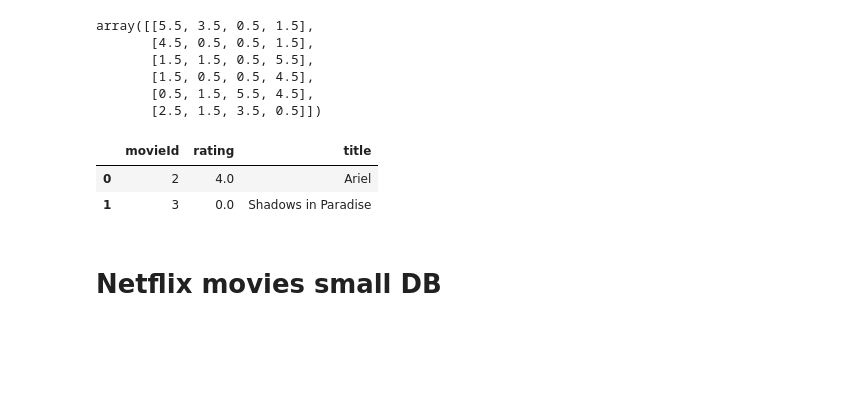
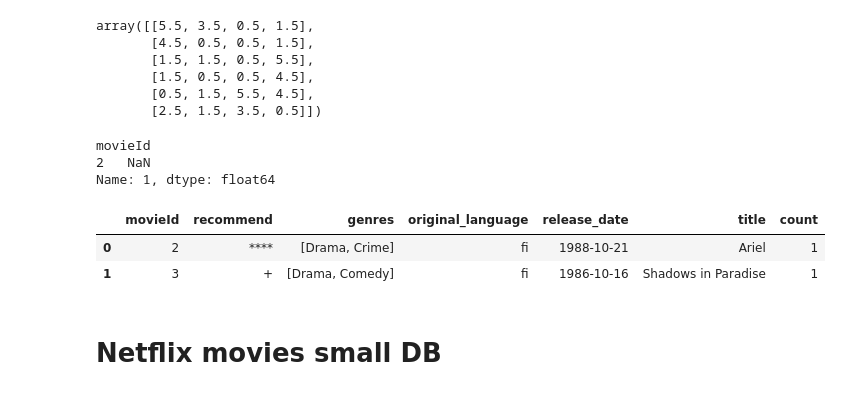
Before and after one commit to carlosgeovany/MachineLearning, a Jupyter notebook: RecommenderSystem.ipynb, the cells around one changed output. Drawn from its saved outputs; the diff is of its cells as text; code cells hidden in the pictures; blank space fills up the shorter version.

Commit message:
update recommendation ratings matrix
show stars instead boring numbers

```diff
--- a/RecommenderSystem.ipynb
+++ b/RecommenderSystem.ipynb
@@ -402,13 +404,22 @@ array([[5.5, 3.5, 0.5, 1.5],
        [1.5, 0.5, 0.5, 4.5],
        [0.5, 1.5, 5.5, 4.5],
        [2.5, 1.5, 3.5, 0.5]])
-# %%
-## Top 5 movies to recommend
-r.top_recommends(1)
-# %% [output]
-|  | movieId | rating | title |
-| 0 | 2 | 4.0 | Ariel |
-| 1 | 3 | 0.0 | Shadows in Paradise |
+# %%
+## User ratings
+user = 1
+movieId = 2
+ratings.loc[(user, [movieId])]
+# %% [output]
+movieId
+2   NaN
+Name: 1, dtype: float64
+# %%
+## Recommended movies by top rating
+r.top_recommends(user, movies_data)
+# %% [output]
+|  | movieId | recommend | genres | original_language | release_date | title | count |
+| 0 | 2 | **** | [Drama, Crime] | fi | 1988-10-21 | Ariel | 1 |
+| 1 | 3 | + | [Drama, Comedy] | fi | 1986-10-16 | Shadows in Paradise | 1 |
 # %% [markdown]
 # Netflix movies small DB
 # %%
```
Also changed, not shown: parts of 7 cells of this notebook, 1 other file.
